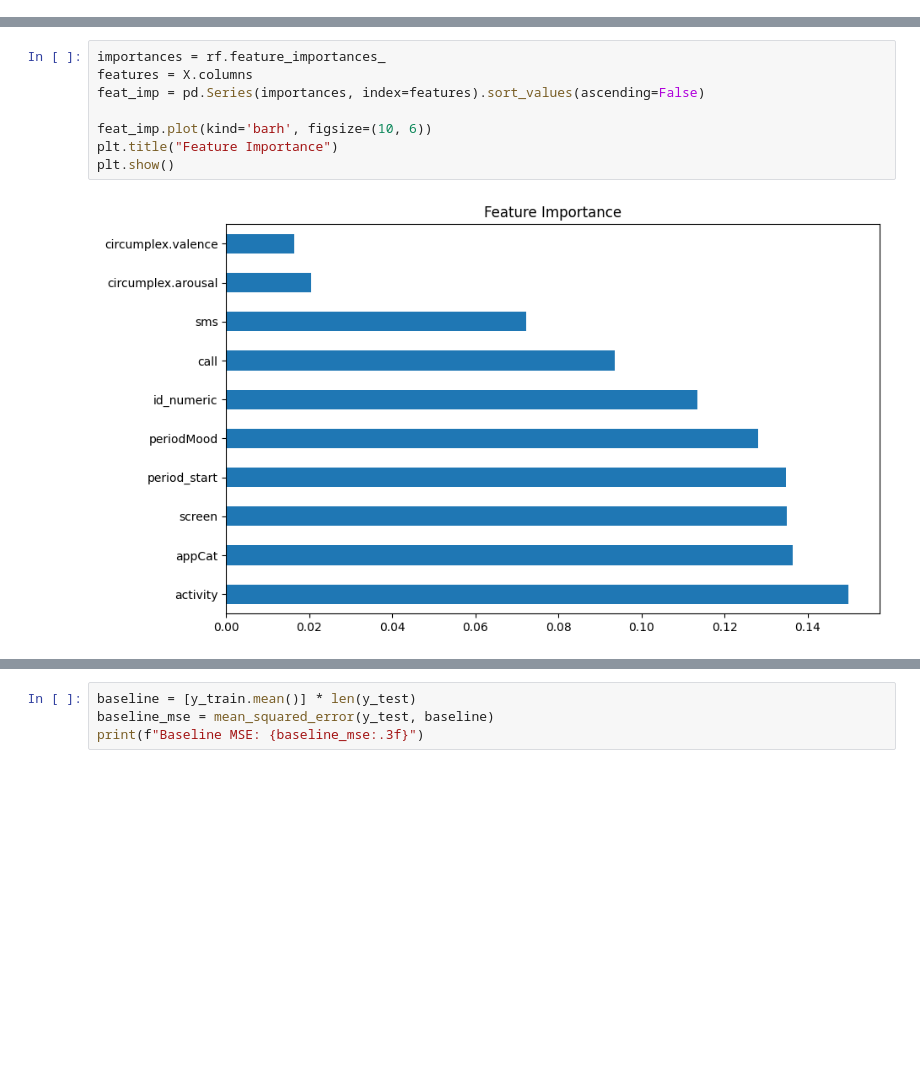
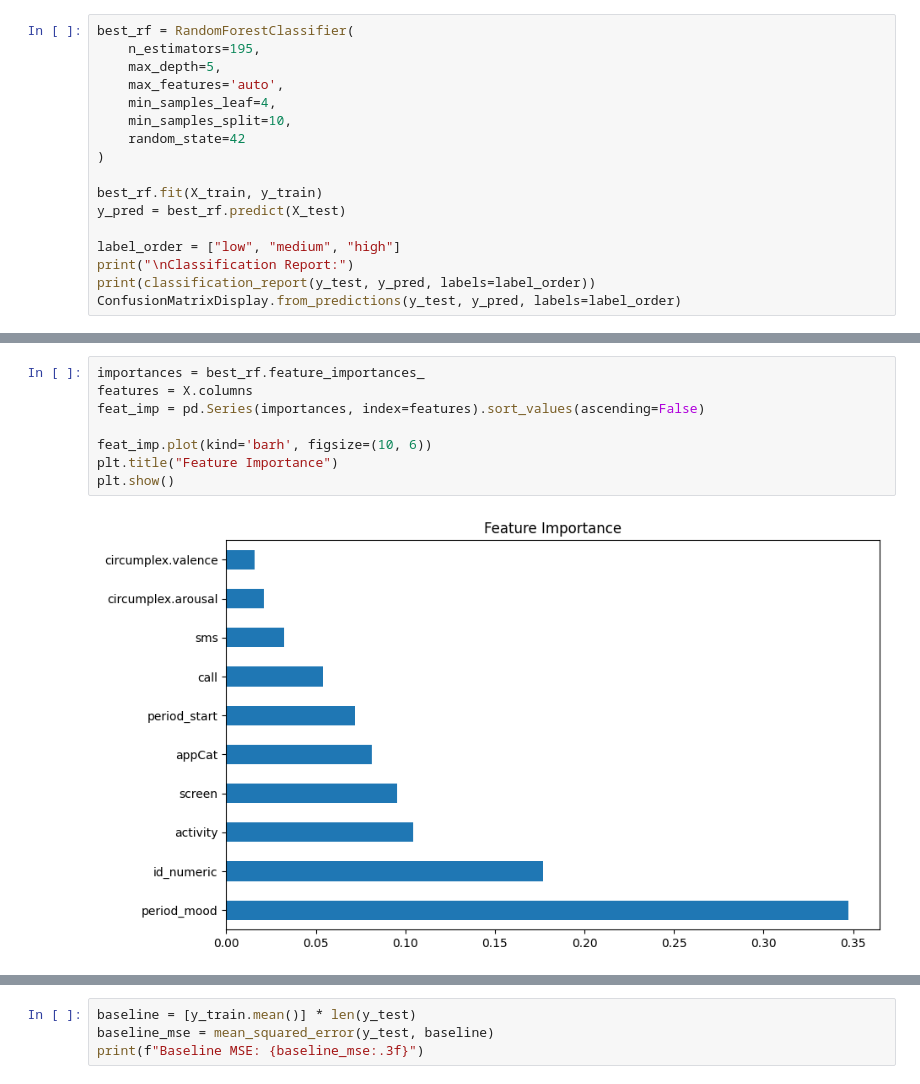
Before and after one commit to Bobjeslol/DM-assignment1, a Jupyter notebook: instance_classification.ipynb, the cells around one changed output, grey strips where cells are left out. Saved outputs shown, nothing was run; the diff lists cells and outputs as text; blank space fills up the shorter version.

```diff
--- a/instance_classification.ipynb
+++ b/instance_classification.ipynb
@@ -53,0 +63,17 @@ weighted avg       0.77      0.79      0.77       210
+# %%
+best_rf = RandomForestClassifier(
+    n_estimators=195,
+    max_depth=5,
+    max_features='auto',
+    min_samples_leaf=4,
+    min_samples_split=10,
+    random_state=42
+)
+
+best_rf.fit(X_train, y_train)
+y_pred = best_rf.predict(X_test)
+
+label_order = ["low", "medium", "high"]
+print("\nClassification Report:")
+print(classification_report(y_test, y_pred, labels=label_order))
+ConfusionMatrixDisplay.from_predictions(y_test, y_pred, labels=label_order)
@@ -54,11 +93,11 @@ weighted avg       0.77      0.79      0.77       210
 # %%
-importances = rf.feature_importances_
+importances = best_rf.feature_importances_
 features = X.columns
 feat_imp = pd.Series(importances, index=features).sort_values(ascending=False)
 
 feat_imp.plot(kind='barh', figsize=(10, 6))
 plt.title("Feature Importance")
 plt.show()
 # %% [output]
-[figure, old version]
+[figure, new version]
 # %%
```
Also changed, not shown: parts of 5 cells of this notebook, 1 other file.
